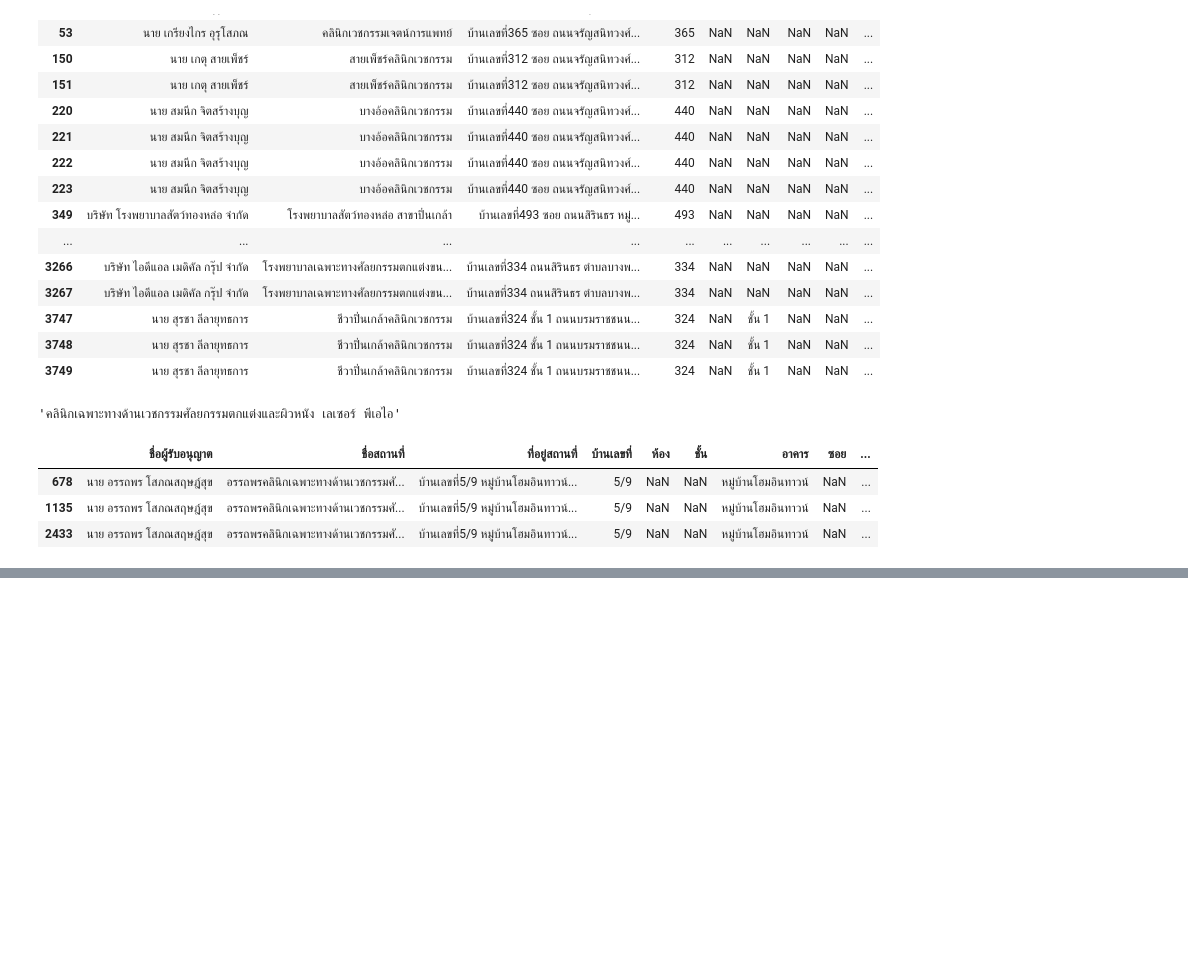
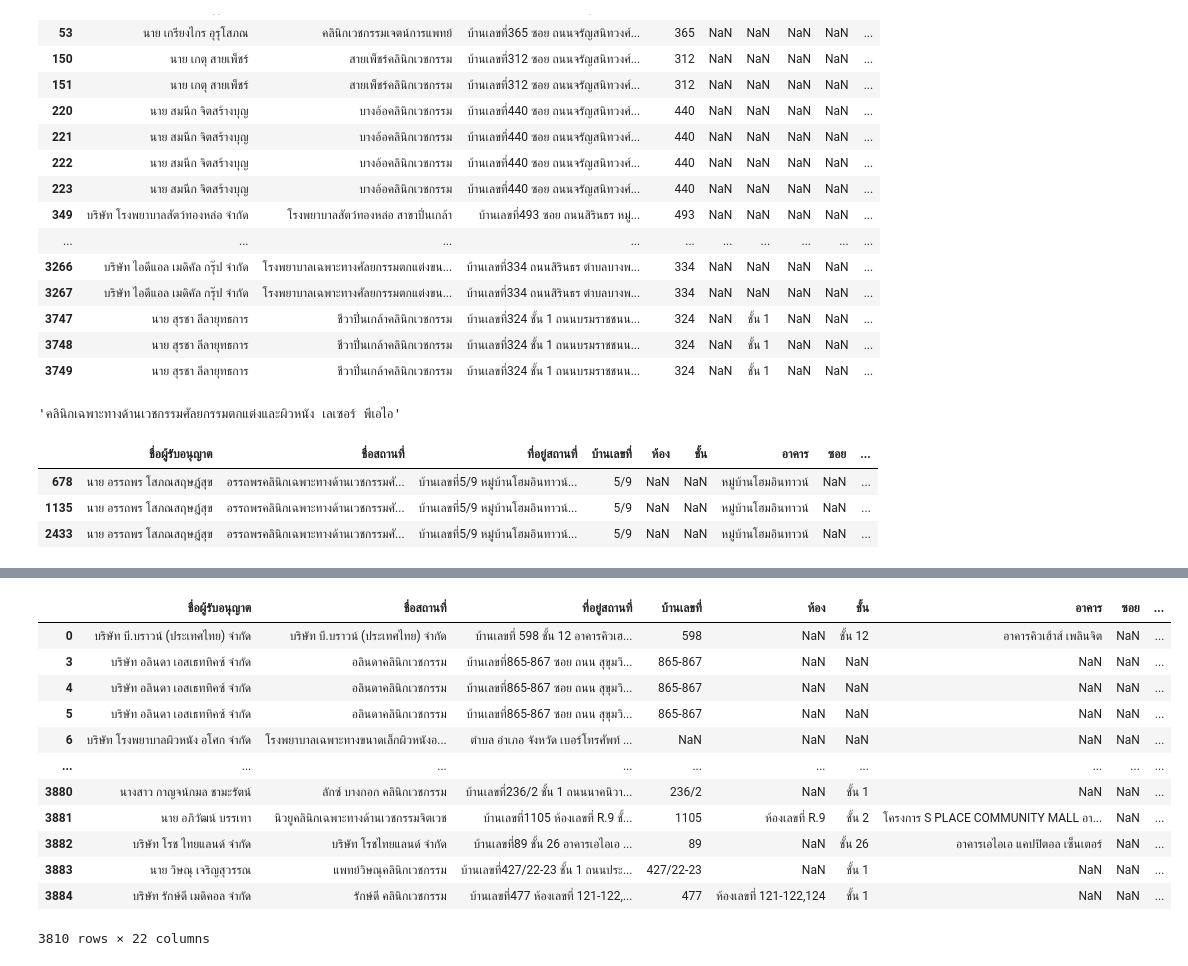
Before and after one commit to konrawit13/nct_distr, a Jupyter notebook: dist_report_v10.ipynb, the cells around one changed output, grey strips where cells are left out. Saved outputs shown, nothing was run; the diff lists cells and outputs as text; code cells hidden in the pictures; blank space fills up the shorter version.

```diff
--- a/dist_report_v10.ipynb
+++ b/dist_report_v10.ipynb
@@ -39,6 +60,8 @@ ws_csv_path = 'C:/Users/user/Downloads/ws_pre_license.csv'
 # %%
 xml_path = 'D:/Onedrive/SynMAR2020/แบ่งเขต.xml'
 dist_csv_path = "C:/Users/ASUS/Downloads/dist-rep-wran-ampcode-v4.csv"
+ws_csv_path = "C:/Users/ASUS/Downloads/ws_pre_license.csv"
+sale_report_path = "D:/Onedrive/SynMAR2020/GitHub/nct_dist/nct_distr/data_source/SaleReport_redis-2025-07-31 - Sheet1 (1).csv"
 # %%
 namespaces = {
     'ss': 'urn:schemas-microsoft-com:office:spreadsheet',
@@ -893,0 +995,16 @@ ws_df.loc[ws_df['ชื่อสถานที่'].str.contains('อรรถ
+# %%
+ws_df
+# %% [output]
+|  | ชื่อผู้รับอนุญาต | ชื่อสถานที่ | ที่อยู่สถานที่ | บ้านเลขที่ | ห้อง | ชั้น | อาคาร | ซอย | ... |
+| 0 | บริษัท บี.บราวน์ (ประเทศไทย) จำกัด | บริษัท บี.บราวน์ (ประเทศไทย) จำกัด | บ้านเลขที่ 598 ชั้น 12 อาคารคิวเฮ... | 598 | NaN | ชั้น 12 | อาคารคิวเฮ้าส์ เพลินจิต | NaN | ... |
+| 3 | บริษัท อลินดา เอสเธททิคซ์ จำกัด | อลินดาคลินิกเวชกรรม | บ้านเลขที่865-867 ซอย ถนน สุขุมวิ... | 865-867 | NaN | NaN | NaN | NaN | ... |
+| 4 | บริษัท อลินดา เอสเธททิคซ์ จำกัด | อลินดาคลินิกเวชกรรม | บ้านเลขที่865-867 ซอย ถนน สุขุมวิ... | 865-867 | NaN | NaN | NaN | NaN | ... |
+| 5 | บริษัท อลินดา เอสเธททิคซ์ จำกัด | อลินดาคลินิกเวชกรรม | บ้านเลขที่865-867 ซอย ถนน สุขุมวิ... | 865-867 | NaN | NaN | NaN | NaN | ... |
+| 6 | บริษัท โรงพยาบาลผิวหนัง อโศก จำกัด | โรงพยาบาลเฉพาะทางขนาดเล็กผิวหนังอ... | ตำบล อำเภอ จังหวัด เบอร์โทรศัพท์ ... | NaN | NaN | NaN | NaN | NaN | ... |
+| ... | ... | ... | ... | ... | ... | ... | ... | ... | ... |
+| 3880 | นางสาว กาญจน์กมล ชามะรัตน์ | ลักซ์ บางกอก คลินิกเวชกรรม | บ้านเลขที่236/2 ชั้น 1 ถนนนาคนิวา... | 236/2 | NaN | ชั้น 1 | NaN | NaN | ... |
+| 3881 | นาย อภิวัฒน์ บรรเทา | นิวยูคลินิกเฉพาะทางด้านเวชกรรมจิตเวช | บ้านเลขที่1105 ห้องเลขที่ R.9 ชั้... | 1105 | ห้องเลขที่ R.9 | ชั้น 2 | โครงการ S PLACE COMMUNITY MALL อา... | NaN | ... |
+| 3882 | บริษัท โรช ไทยแลนด์ จำกัด | บริษัท โรชไทยแลนด์ จำกัด | บ้านเลขที่89 ชั้น 26 อาคารเอไอเอ ... | 89 | NaN | ชั้น 26 | อาคารเอไอเอ แคปปิตอล เซ็นเตอร์ | NaN | ... |
+| 3883 | นาย วิษณุ เจริญสุวรรณ | แพทย์วิษณุคลินิกเวชกรรม | บ้านเลขที่427/22-23 ชั้น 1 ถนนประ... | 427/22-23 | NaN | ชั้น 1 | NaN | NaN | ... |
+| 3884 | บริษัท รักษ์ดี เมดิคอล จำกัด | รักษ์ดี คลินิกเวชกรรม | บ้านเลขที่477 ห้องเลขที่ 121-122,... | 477 | ห้องเลขที่ 121-122,124 | ชั้น 1 | NaN | NaN | ... |
+3810 rows × 22 columns
```
Also changed, not shown: parts of 64 cells of this notebook, 3 other files.
